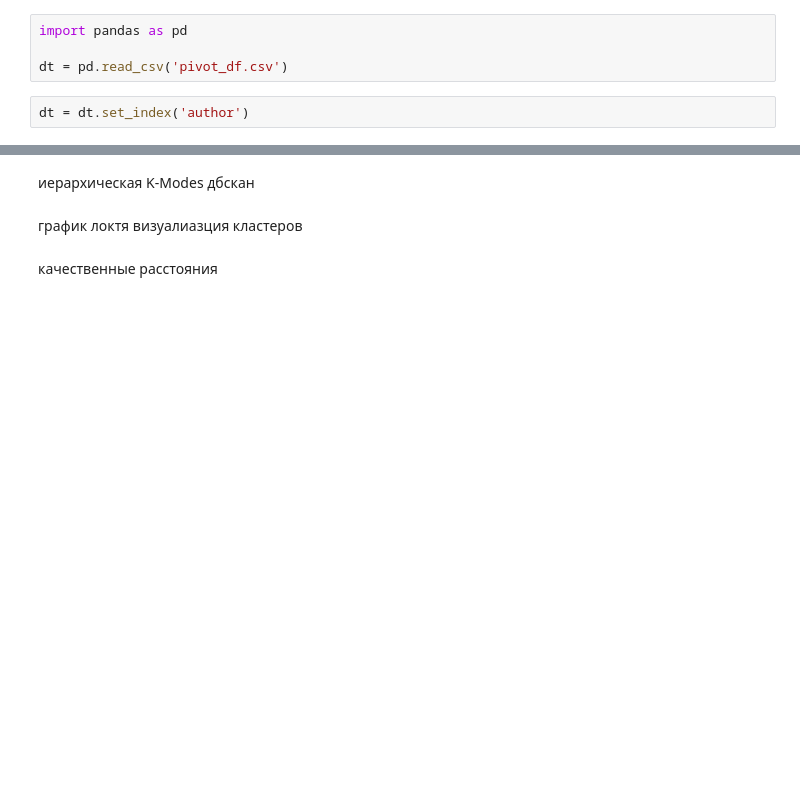
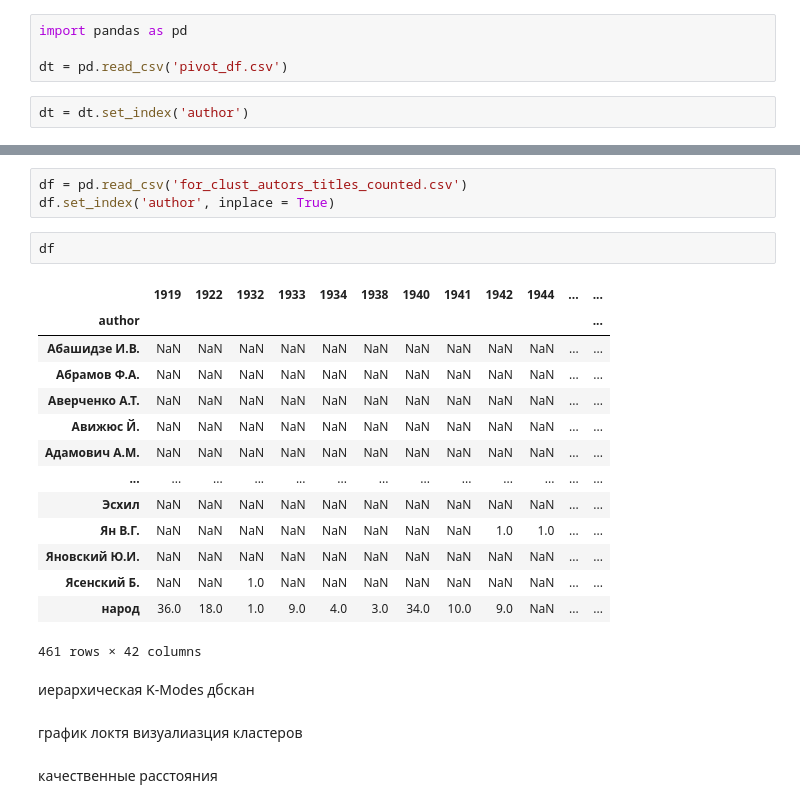
Before and after one commit to Nomendan/Spisok_chteniya, a Jupyter notebook: кластериация.ipynb, the cells around one changed output, grey strips where cells are left out. Saved outputs shown, nothing was run; the diff lists cells and outputs as text; blank space fills up the shorter version.

Commit message:
deleted s4; added counts for clustering

```diff
--- a/кластериация.ipynb
+++ b/кластериация.ipynb
@@ -7,3 +26,23 @@ dt = dt.set_index('author')
+# %%
+df = pd.read_csv('for_clust_autors_titles_counted.csv')
+df.set_index('author', inplace = True)
+# %%
+df
+# %% [output]
+|  | 1919 | 1922 | 1932 | 1933 | 1934 | 1938 | 1940 | 1941 | 1942 | 1944 | ... | ... |
+| author |  |  |  |  |  |  |  |  |  |  |  | ... |
+| Абашидзе И.В. | NaN | NaN | NaN | NaN | NaN | NaN | NaN | NaN | NaN | NaN | ... | ... |
+| Абрамов Ф.А. | NaN | NaN | NaN | NaN | NaN | NaN | NaN | NaN | NaN | NaN | ... | ... |
+| Аверченко А.Т. | NaN | NaN | NaN | NaN | NaN | NaN | NaN | NaN | NaN | NaN | ... | ... |
+| Авижюс Й. | NaN | NaN | NaN | NaN | NaN | NaN | NaN | NaN | NaN | NaN | ... | ... |
+| Адамович А.М. | NaN | NaN | NaN | NaN | NaN | NaN | NaN | NaN | NaN | NaN | ... | ... |
+| ... | ... | ... | ... | ... | ... | ... | ... | ... | ... | ... | ... | ... |
+| Эсхил | NaN | NaN | NaN | NaN | NaN | NaN | NaN | NaN | NaN | NaN | ... | ... |
+| Ян В.Г. | NaN | NaN | NaN | NaN | NaN | NaN | NaN | NaN | 1.0 | 1.0 | ... | ... |
+| Яновский Ю.И. | NaN | NaN | NaN | NaN | NaN | NaN | NaN | NaN | NaN | NaN | ... | ... |
+| Ясенский Б. | NaN | NaN | 1.0 | NaN | NaN | NaN | NaN | NaN | NaN | NaN | ... | ... |
+| народ | 36.0 | 18.0 | 1.0 | 9.0 | 4.0 | 3.0 | 34.0 | 10.0 | 9.0 | NaN | ... | ... |
+461 rows × 42 columns
 # %% [markdown]
 иерархическая
 K-Modes
```
Also changed, not shown: parts of 3 cells of this notebook, 2 other files.
